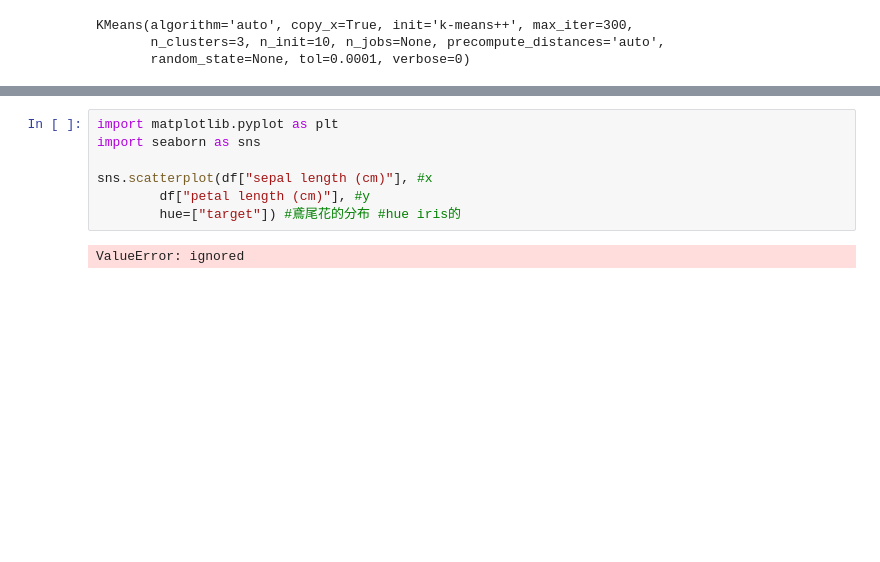
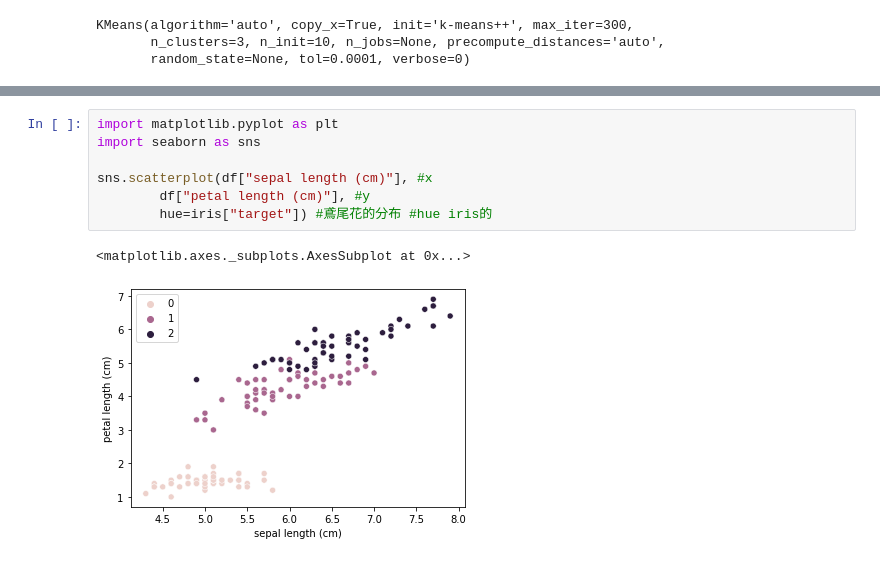
Before and after one commit to sandrakaku/ml0930, a Jupyter notebook: cluster.ipynb, the cells around one changed output, grey strips where cells are left out. Saved outputs shown, nothing was run; the diff lists cells and outputs as text; blank space fills up the shorter version.

```diff
--- a/cluster.ipynb
+++ b/cluster.ipynb
@@ -82,9 +83,10 @@ for k in range(2, 10):
 # %%
 import matplotlib.pyplot as plt
 import seaborn as sns
 
 sns.scatterplot(df["sepal length (cm)"], #x
         df["petal length (cm)"], #y
-        hue=["target"]) #鳶尾花的分布 #hue iris的
+        hue=iris["target"]) #鳶尾花的分布 #hue iris的
 # %% [output]
-ValueError: ignored
+<matplotlib.axes._subplots.AxesSubplot at 0x...>
+[figure, added]
```
Also changed, not shown: parts of 4 cells of this notebook.
